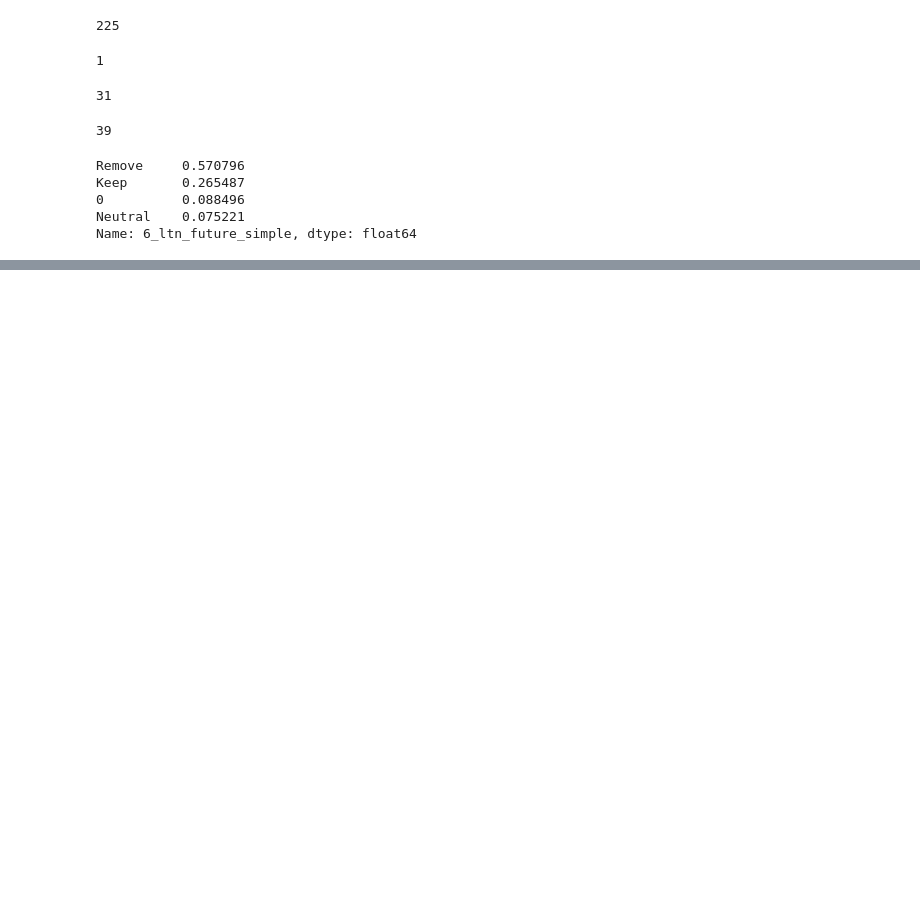
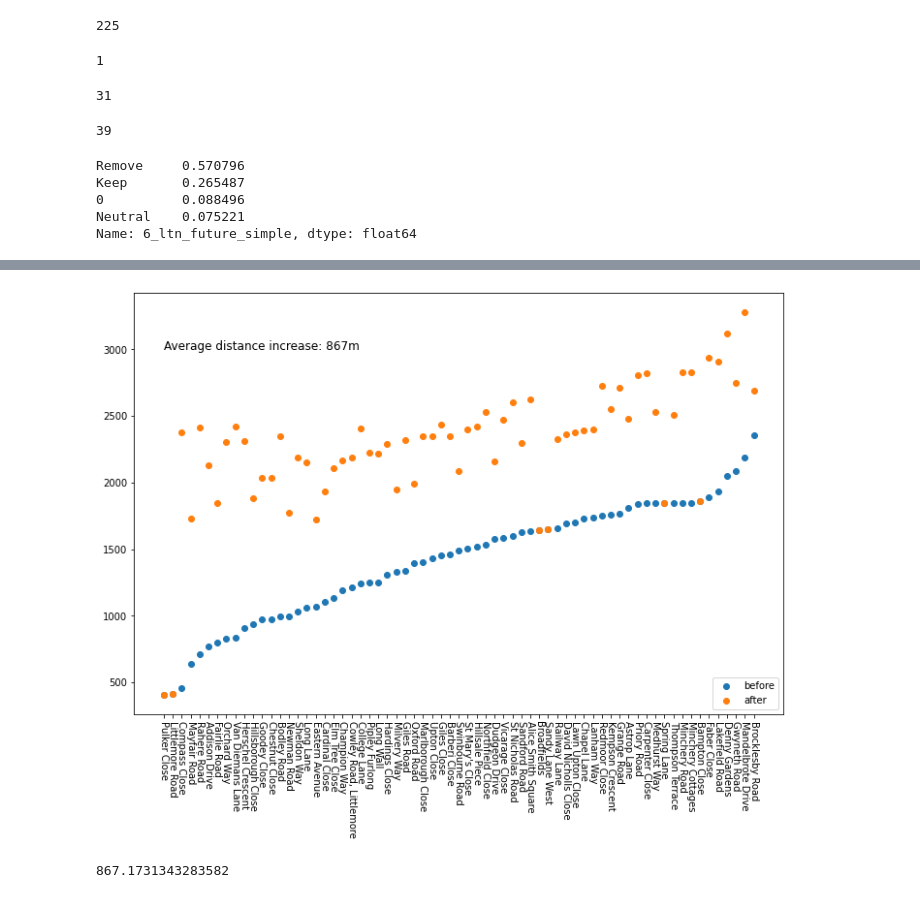
Before and after one commit to annarailton/littlemore_ltn_analysis, a Jupyter notebook: lpc_ltn_analysis.ipynb, the cells around one changed output, grey strips where cells are left out. Cells and saved outputs as stored; diff of their text form; code cells hidden in the pictures; blank space fills up the shorter version.

Commit message:
Add graph for Templars distances

```diff
--- a/lpc_ltn_analysis.ipynb
+++ b/lpc_ltn_analysis.ipynb
@@ -1597,0 +1601,24 @@ Name: 6_ltn_future_simple, dtype: float64
+# %%
+distances = pd.read_csv("data/street_data.csv")
+distances = distances[
+    [
+        "street",
+        "postcode",
+        "driving_distance_to_templars_before",
+        "driving_distance_to_templars_after",
+    ]
+]
+distances["driving_distance_to_templars_before"] = distances[
+    "driving_distance_to_templars_before"
+].astype("float64")
+distances["diff"] = (
+    distances["driving_distance_to_templars_after"]
+    - distances["driving_distance_to_templars_before"]
+)
+# Normalise some of the distances
+distances.loc[distances["diff"] <= 50, "diff"] = 0.0
+distances.loc[
+    distances["diff"] == 0.0, "driving_distance_to_templars_after"
+] = distances["driving_distance_to_templars_before"]
+distances = distances.sort_values("driving_distance_to_templars_before")
+distances.head()
@@ -1597,0 +1632,23 @@ Name: 6_ltn_future_simple, dtype: float64
+# %%
+import matplotlib.cm as cm
+import matplotlib.pyplot as plt
+import numpy as np
+
+x = distances["street"]
+
+fig = plt.figure(figsize=(12, 8))
+ax1 = fig.add_subplot(111)
+
+ax1.scatter(x, distances["driving_distance_to_templars_before"], label="before")
+ax1.scatter(x, distances["driving_distance_to_templars_after"], label="after")
+plt.legend(loc="lower right")
+plt.xticks(rotation=270)
+plt.text(0, 3000, f'Average distance increase: {distances["diff"].mean():.0f}m', fontsize=12)
+plt.title(
+plt.show()
+# %% [output]
+[figure, added]
+# %%
+distances['diff'].mean()
+# %% [output]
+867.1731343283582
```
Also changed, not shown: parts of 16 cells of this notebook.
